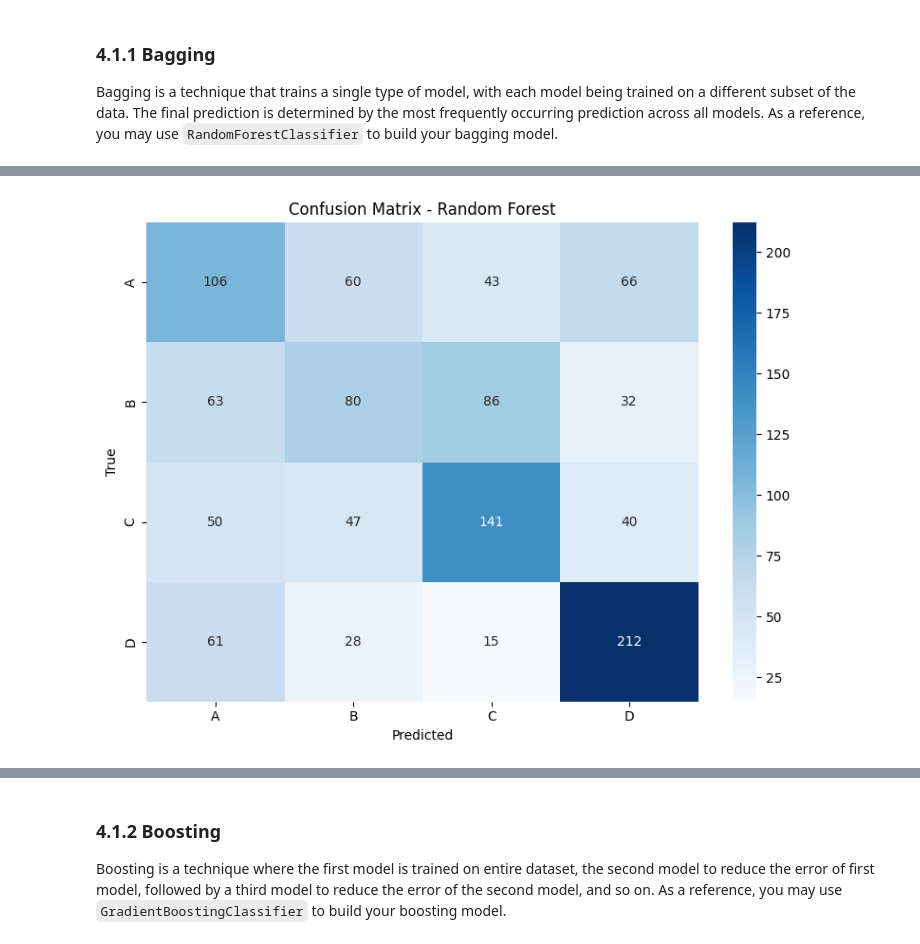
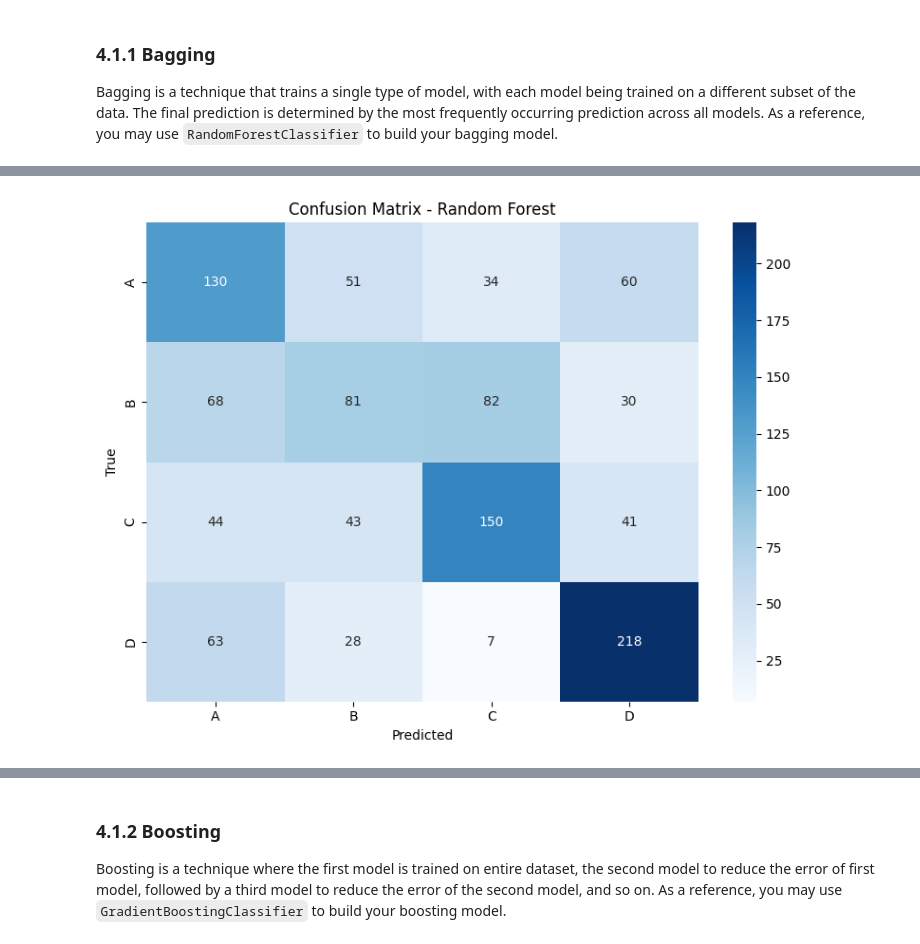
Before and after one commit to shafiqIrv/Praktikum-1, a Jupyter notebook: IF3270_Pembelajaran_Mesin___Praktikum_Notebook.ipynb, the cells around one changed output, grey strips where cells are left out. Drawn from its saved outputs; the diff is of its cells as text; code cells hidden in the pictures.

```diff
--- a/IF3270_Pembelajaran_Mesin___Praktikum_Notebook.ipynb
+++ b/IF3270_Pembelajaran_Mesin___Praktikum_Notebook.ipynb
@@ -243,16 +354,49 @@ Implement **at least 1 model** for each of the following learning algorithms:
 ### 4.1.1 Bagging
 Bagging is a technique that trains a single type of model, with each model being trained on a different subset of the data. The final prediction is determined by the most frequently occurring prediction across all models. As a reference, you may use `RandomForestClassifier` to build your bagging model.
 # %%
-rf_classifier = Pipeline(steps=[
+# Random Forest Classifier (Bagging algorithm) with hyperparameter tuning
+from sklearn.model_selection import RandomizedSearchCV
+
+# Define the parameter grid for random forest
+rf_param_grid = {
+    'classifier__n_estimators': [100, 200, 300],
+    'classifier__max_depth': [None, 10, 20, 30],
+    'classifier__min_samples_split': [2, 5, 10],
+    'classifier__min_samples_leaf': [1, 2, 4],
+    'classifier__max_features': ['sqrt', 'log2'],
+    'classifier__class_weight': ['balanced', 'balanced_subsample', None]
+}
+
+# Create a base random forest pipeline
+rf_base = Pipeline(steps=[
     ('preprocessor', preprocessor),
-    ('classifier', RandomForestClassifier(n_estimators=100, random_state=42))
+    ('classifier', RandomForestClassifier(random_state=42))
 ])
 
-# Train the model
-rf_classifier.fit(X_train, y_train)
+# Set up RandomizedSearchCV
+rf_random = RandomizedSearchCV(
+    estimator=rf_base,
+    param_distributions=rf_param_grid,
+    n_iter=20,
+    cv=5,
+    scoring='f1_macro',
+    n_jobs=-1,
+    random_state=42,
+    verbose=1
+)
 
-# Make predictions
-rf_predictions = rf_classifier.predict(X_val)
+# Fit the random search to the data
+print("Training Random Forest with RandomizedSearchCV...")
+rf_random.fit(X_train_enhanced, y_train)
+
+print(f"Best parameters: {rf_random.best_params_}")
+print(f"Best cross-validation score: {rf_random.best_score_:.4f}")
+
+# Use the best model
+rf_classifier = rf_random.best_estimator_
+
+# Make predictions with the best model
+rf_predictions = rf_classifier.predict(X_val_enhanced)
 
 # Evaluate the model
 rf_f1_macro = f1_score(y_val, rf_predictions, average='macro')
@@ -271,4 +415,38 @@ plt.xlabel('Predicted')
 plt.ylabel('True')
 plt.tight_layout()
 plt.show()
+
+# Feature importance analysis
+if hasattr(rf_classifier.named_steps['classifier'], 'feature_importances_'):
+    # Get feature names
+    feature_names = []
+
+    # Get column names from numerical features
+    num_feature_names = numerical_features
+
+    # Get one-hot encoded feature names from categorical features
+    cat_encoder = rf_classifier.named_steps['preprocessor'].transformers_[1][1].named_steps['onehot']
+    cat_feature_names = []
+    for i, feature in enumerate(categorical_features):
+        encoded_features = [f"{feature}_{cat}" for cat in cat_encoder.categories_[i]]
+        cat_feature_names.extend(encoded_features)
+
+    # Combine all feature names
+    feature_names = num_feature_names + cat_feature_names
+
+    # Get feature importances
+    importances = rf_classifier.named_steps['classifier'].feature_importances_
+
+    # Create a DataFrame for visualization
+    feature_imp = pd.DataFrame({
+        'Feature': feature_names[:len(importances)],  # Ensure lengths match
+        'Importance': importances
+    }).sort_values('Importance', ascending=False)
+
+    # Plot top 15 feature importances
+    plt.figure(figsize=(12, 8))
+    sns.barplot(x='Importance', y='Feature', data=feature_imp.head(15))
+    plt.title('Top 15 Feature Importances - Random Forest')
+    plt.tight_layout()
+    plt.show()
 # %% [output]
@@ -288 +470 @@ weighted avg       0.47      0.48      0.47      1130
-[figure, old version]
+[figure, new version]
```
Also changed, not shown: parts of 16 cells of this notebook, 6 other files.
